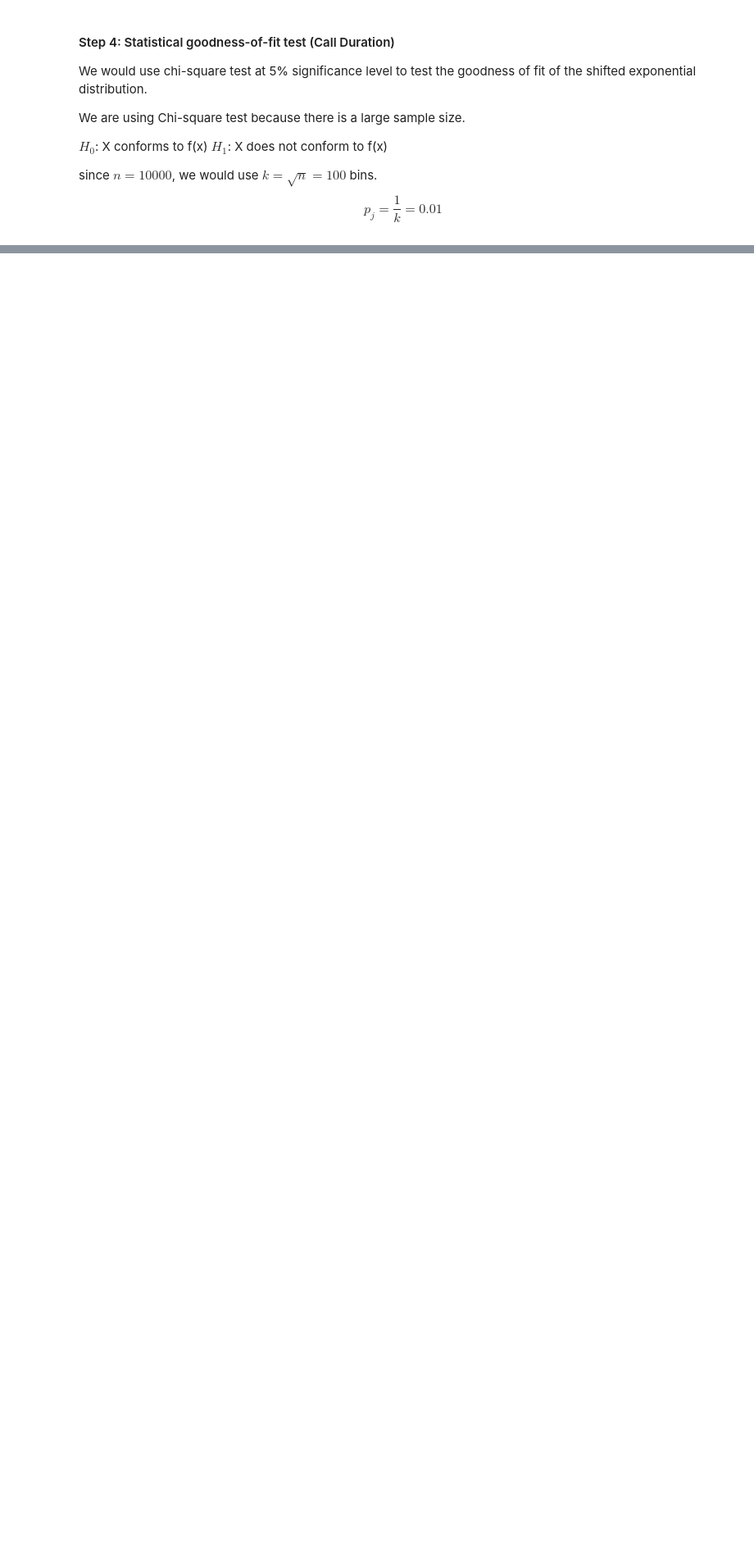
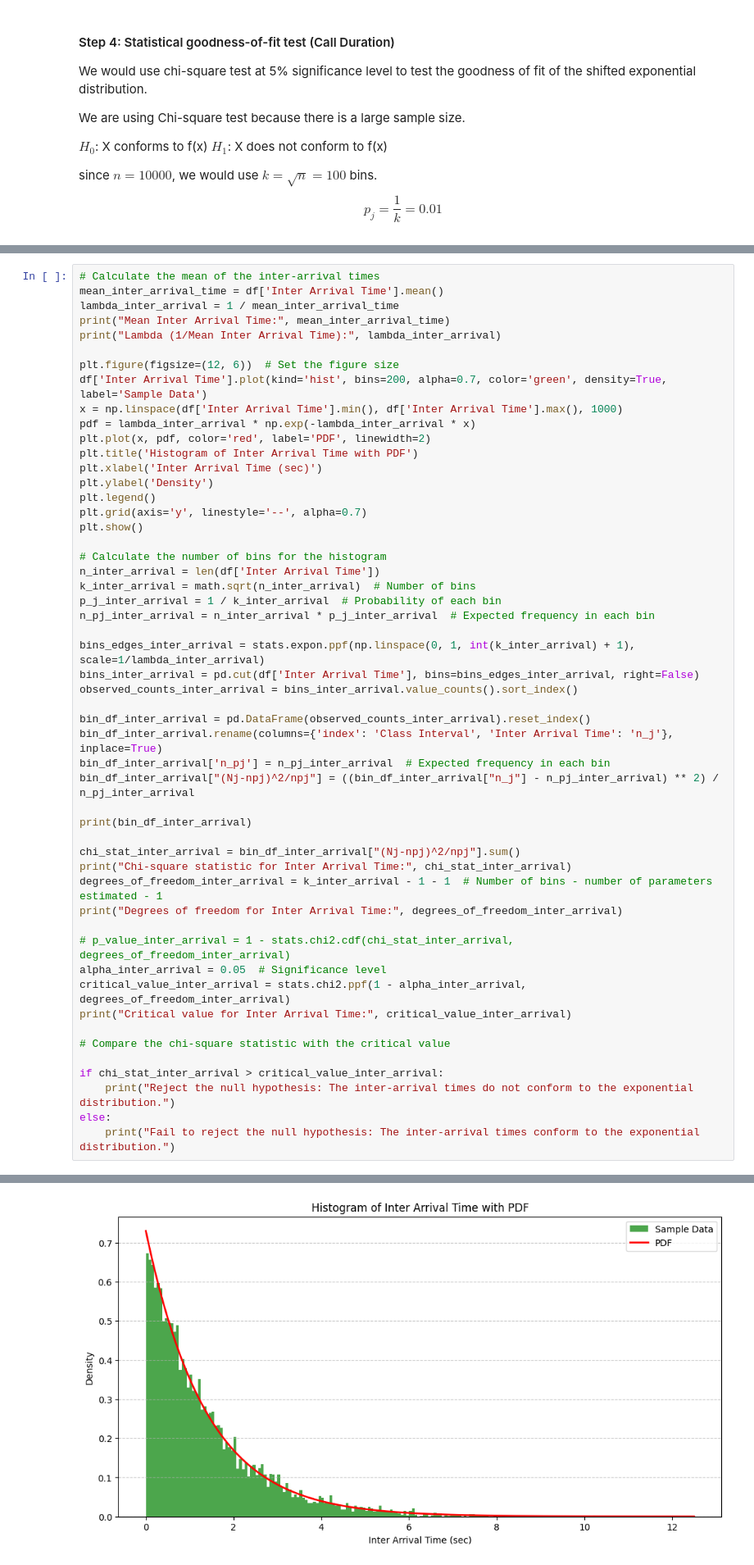
Before and after one commit to Greg-Lim/SC4054_Assignment, a Jupyter notebook: Distribution.ipynb, the cells around one changed output, grey strips where cells are left out. Shown at 82% size. Drawn from its saved outputs; the diff is of its cells as text; blank space fills up the shorter version.

```diff
--- a/Distribution.ipynb
+++ b/Distribution.ipynb
@@ -231,0 +261,53 @@ Null hypothesis is rejected at the 0.05 significance level.
+# %%
+# Calculate the mean of the inter-arrival times
+mean_inter_arrival_time = df['Inter Arrival Time'].mean()
+lambda_inter_arrival = 1 / mean_inter_arrival_time
+print("Mean Inter Arrival Time:", mean_inter_arrival_time)
+print("Lambda (1/Mean Inter Arrival Time):", lambda_inter_arrival)
+
+plt.figure(figsize=(12, 6))  # Set the figure size
+df['Inter Arrival Time'].plot(kind='hist', bins=200, alpha=0.7, color='green', density=True, label='Sample Data')
+x = np.linspace(df['Inter Arrival Time'].min(), df['Inter Arrival Time'].max(), 1000)
+pdf = lambda_inter_arrival * np.exp(-lambda_inter_arrival * x)
+plt.plot(x, pdf, color='red', label='PDF', linewidth=2)
+plt.title('Histogram of Inter Arrival Time with PDF')
+plt.xlabel('Inter Arrival Time (sec)')
+plt.ylabel('Density')
+plt.legend()
+plt.grid(axis='y', linestyle='--', alpha=0.7)
+plt.show()
+
+# Calculate the number of bins for the histogram
+n_inter_arrival = len(df['Inter Arrival Time'])
+k_inter_arrival = math.sqrt(n_inter_arrival)  # Number of bins
+p_j_inter_arrival = 1 / k_inter_arrival  # Probability of each bin
+n_pj_inter_arrival = n_inter_arrival * p_j_inter_arrival  # Expected frequency in each bin
+
+bins_edges_inter_arrival = stats.expon.ppf(np.linspace(0, 1, int(k_inter_arrival) + 1), scale=1/lambda_inter_arrival)
+bins_inter_arrival = pd.cut(df['Inter Arrival Time'], bins=bins_edges_inter_arrival, right=False)
+observed_counts_inter_arrival = bins_inter_arrival.value_counts().sort_index()
+
+bin_df_inter_arrival = pd.DataFrame(observed_counts_inter_arrival).reset_index()
+bin_df_inter_arrival.rename(columns={'index': 'Class Interval', 'Inter Arrival Time': 'n_j'}, inplace=True)
+bin_df_inter_arrival['n_pj'] = n_pj_inter_arrival  # Expected frequency in each bin
+bin_df_inter_arrival["(Nj-npj)^2/npj"] = ((bin_df_inter_arrival["n_j"] - n_pj_inter_arrival) ** 2) / n_pj_inter_arrival
+
+print(bin_df_inter_arrival)
+
+chi_stat_inter_arrival = bin_df_inter_arrival["(Nj-npj)^2/npj"].sum()
+print("Chi-square statistic for Inter Arrival Time:", chi_stat_inter_arrival)
+degrees_of_freedom_inter_arrival = k_inter_arrival - 1 - 1  # Number of bins - number of parameters estimated - 1
+print("Degrees of freedom for Inter Arrival Time:", degrees_of_freedom_inter_arrival)
+
+# p_value_inter_arrival = 1 - stats.chi2.cdf(chi_stat_inter_arrival, degrees_of_freedom_inter_arrival)
+alpha_inter_arrival = 0.05  # Significance level
+critical_value_inter_arrival = stats.chi2.ppf(1 - alpha_inter_arrival, degrees_of_freedom_inter_arrival)
+print("Critical value for Inter Arrival Time:", critical_value_inter_arrival)
+
+# Compare the chi-square statistic with the critical value
+
+if chi_stat_inter_arrival > critical_value_inter_arrival:
+    print("Reject the null hypothesis: The inter-arrival times do not conform to the exponential distribution.")
+else:
+    print("Fail to reject the null hypothesis: The inter-arrival times conform to the exponential distribution.")
+# %% [output]
@@ -231,0 +316 @@ Null hypothesis is rejected at the 0.05 significance level.
+[figure, added]
```
Also changed, not shown: parts of 21 cells of this notebook.
